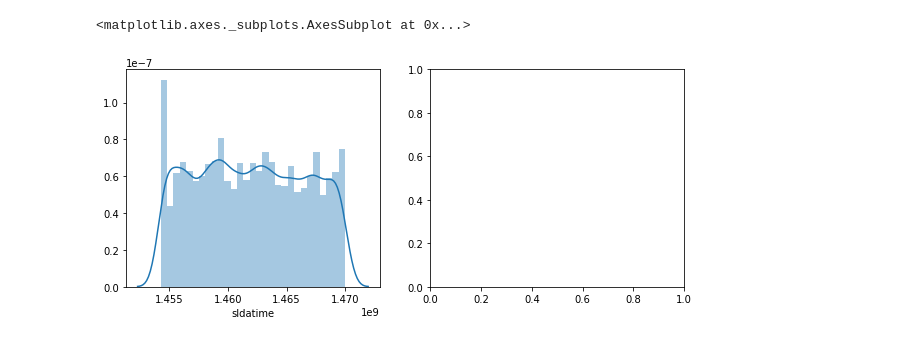
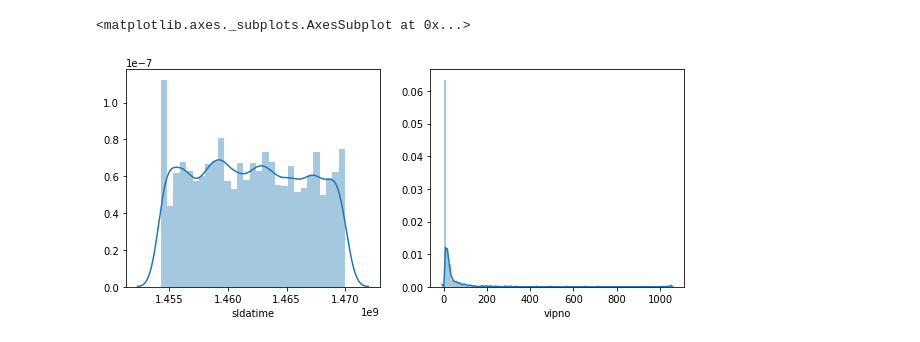
Before and after one commit to eatamath/DataMiningCourse, a Jupyter notebook: DataMiningLab/explore_1.ipynb, the cells around one changed output. Drawn from its saved outputs; the diff is of its cells as text; code cells hidden in the pictures.

```diff
--- a/DataMiningLab/explore_1.ipynb
+++ b/DataMiningLab/explore_1.ipynb
@@ -6,11 +9,14 @@ customers = list( set(new_df[_col2['vipno']]) )
 # %%
 ### 交易时间
 plt.figure(figsize=(10,4))
 plt.subplot(121)
 sns.distplot(new_df[_col2['tran_time']])
 
 ### item - count of customer
+item_customer = new_df.groupby(by=[_col2['class4']]).agg({_col2['vipno']:'count'})
+count = item_customer[_col2['vipno']]
 plt.subplot(122)
+sns.distplot(count,bins=100)
 # %% [output]
 <matplotlib.axes._subplots.AxesSubplot at 0x...>
-[figure, old version]
+[figure, new version]
```
Also changed, not shown: parts of 1 cell of this notebook, 3 other files.
